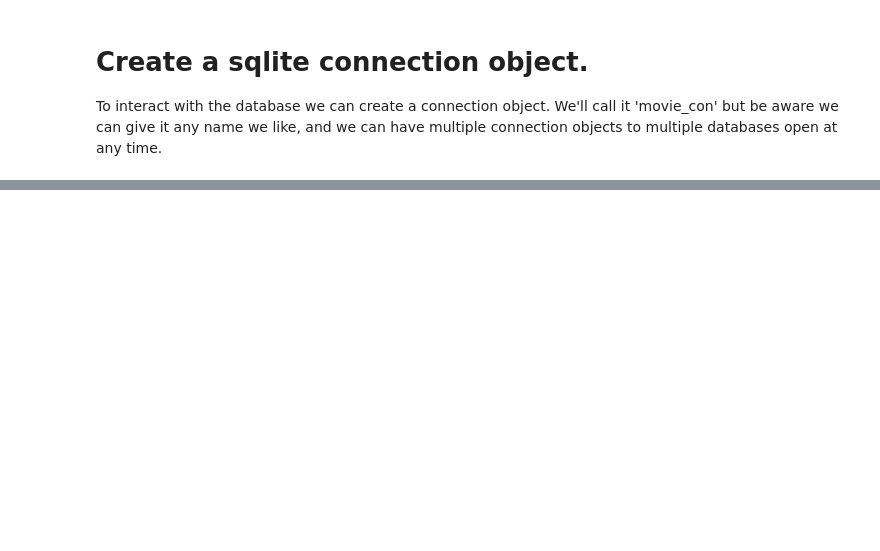
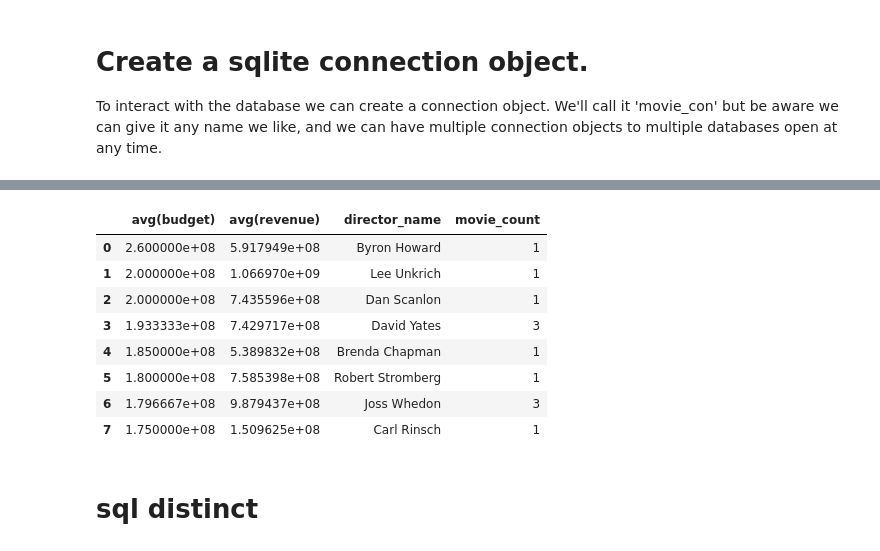
Before and after one commit to matthewpecsok/data_engineering, a Jupyter notebook: tutorials/de_tutorial_1.ipynb, the cells around one changed output, grey strips where cells are left out. Cells and saved outputs as stored; diff of their text form; code cells hidden in the pictures; blank space fills up the shorter version.

```diff
--- a/tutorials/de_tutorial_1.ipynb
+++ b/tutorials/de_tutorial_1.ipynb
@@ -92,13 +215,25 @@ ORDER BY name;
 # %%
 %%sql select
 
 avg(budget),
 avg(revenue),
-director_id
+name as director_name,
+count(1) as movie_count
 
-from movies
-
+from movies m left join directors d on m.director_id = d.id
 group by director_id order by (avg(budget)) desc
-limit 5
+limit 8
+# %% [output]
+|  | avg(budget) | avg(revenue) | director_name | movie_count |
+| 0 | 2.600000e+08 | 5.917949e+08 | Byron Howard | 1 |
+| 1 | 2.000000e+08 | 1.066970e+09 | Lee Unkrich | 1 |
+| 2 | 2.000000e+08 | 7.435596e+08 | Dan Scanlon | 1 |
+| 3 | 1.933333e+08 | 7.429717e+08 | David Yates | 3 |
+| 4 | 1.850000e+08 | 5.389832e+08 | Brenda Chapman | 1 |
+| 5 | 1.800000e+08 | 7.585398e+08 | Robert Stromberg | 1 |
+| 6 | 1.796667e+08 | 9.879437e+08 | Joss Whedon | 3 |
+| 7 | 1.750000e+08 | 1.509625e+08 | Carl Rinsch | 1 |
+# %% [markdown]
+# sql distinct
 # %%
 %sql select distinct(department) from directors
```
Also changed, not shown: parts of 30 cells of this notebook.
